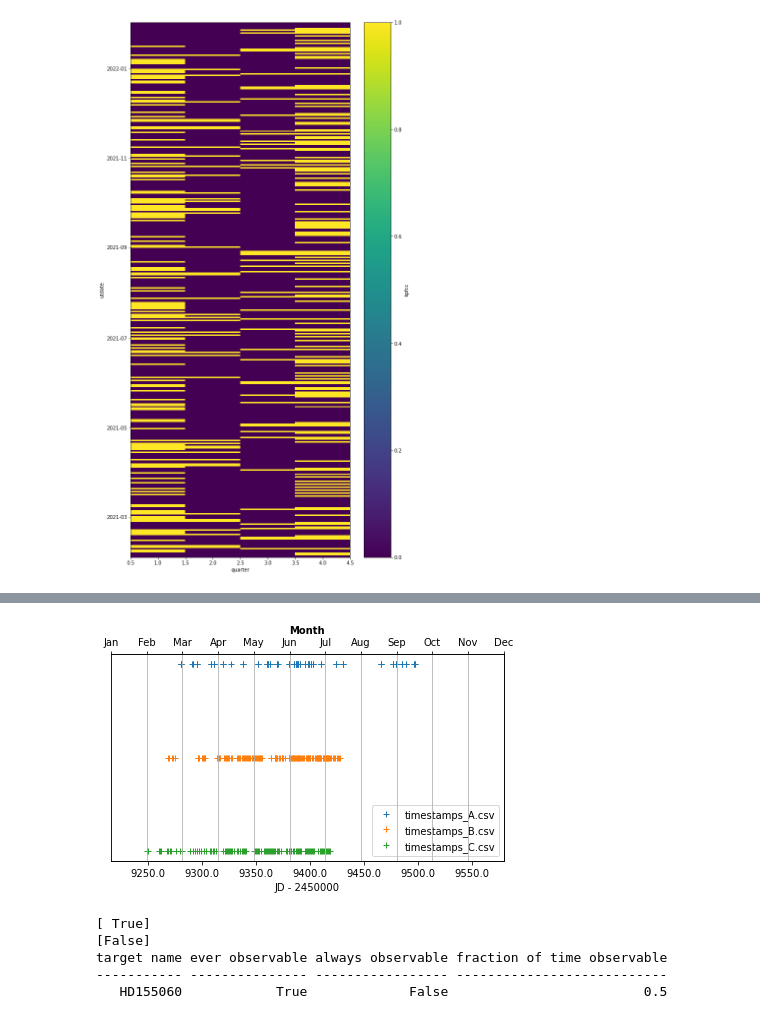
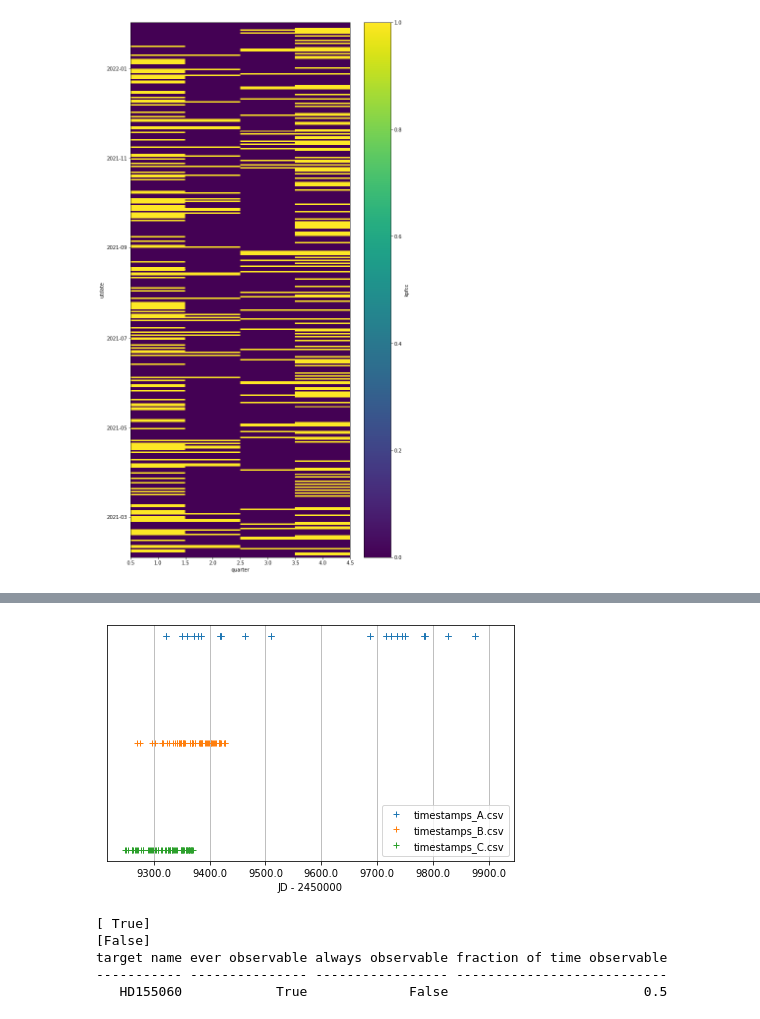
Before and after one commit to petigura/kpfcc, a Jupyter notebook: KPF-CC-Scheduler_BJ.ipynb, the cells around one changed output, grey strips where cells are left out. Saved outputs shown, nothing was run; the diff lists cells and outputs as text; code cells hidden in the pictures.

```diff
--- a/KPF-CC-Scheduler_BJ.ipynb
+++ b/KPF-CC-Scheduler_BJ.ipynb
@@ -209,44 +213,46 @@ f.close()
 def jd2date(t):
     return Time(t, format='jd').datetime
 
 def date2jd(t):
     try:
         time = Time(t, format='datetime').jd
     except:
         time = Time(2455565, format='jd')
         pass
     return time
 
 i = 0
 for fname in ['timestamps_A.csv', 'timestamps_B.csv', 'timestamps_C.csv']:
 # for fname in ['timestamps_A.csv']:
     times = pd.read_csv(fname, header=None)
     dts = [jd2date(t[0]) for t in times.values]
     times = [date2jd(t) for t in dts]
     pl.plot(times, np.zeros_like(times)+i, '+', label=fname)
     ax = pl.gca()
     ax.set_xlabel('JD - 2450000')
     ax.xaxis.set_ticklabels([x-2450000 for x in ax.get_xticks()])
     ax.yaxis.set_ticks([])
-    ax.set_xlim(Time('2021-01-01', format='iso').jd, Time('2021-12-31', format='iso').jd)
+    ax.set_xlim(Time('2021-01-01', format='iso').jd, Time('2022-12-31', format='iso').jd)
     i -= 1
 
 
-axyrs = ax.twiny()
-xl = np.array(list(ax.get_xlim()))
-pl.locator_params(axis='x', nbins=12)
-start = Time(xl[0], format='jd', scale='utc').ymdhms['month']
-end = Time(xl[1], format='jd', scale='utc').ymdhms['month']
-axyrs.set_xlim(start, end)
-axyrs.xaxis.set_ticklabels([calendar.month_abbr[int(x)] for x in axyrs.get_xticks()])
-axyrs.set_xlabel('Month', fontweight='bold')
+# axyrs = ax.twiny()
+# xl = np.array(list(ax.get_xlim()))
+# pl.locator_params(axis='x', nbins=24)
+# start = 1
+# end = 24
+# axyrs.set_xlim(start, end)
+# months = [calendar.month_abbr[int(x)] for x in axyrs.get_xticks()] * 2
+# axyrs.xaxis.set_ticklabels(months)
+# axyrs.set_xlabel('Month', fontweight='bold')
 
 pl.tight_layout()
 pl.grid(True)
-ax.legend()
+legend = ax.legend()
+pl.savefig('observing_schedule.pdf')
 pl.show()
 # %% [output]
-[figure, old version]
+[figure, new version]
 # %%
 start = "{:s} {:s}".format(block.utdate.values[0], block.start.values[0])
 end = "{:s} {:s}".format(block.utdate.values[0], block.stop.values[0])
```
Also changed, not shown: parts of 5 cells of this notebook, 11 other files.
